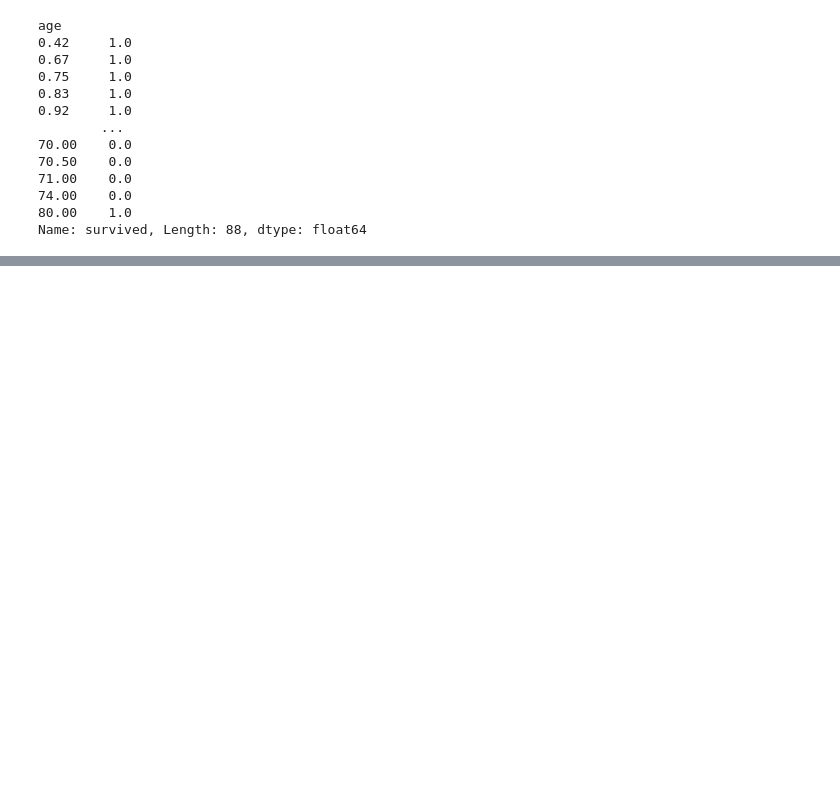
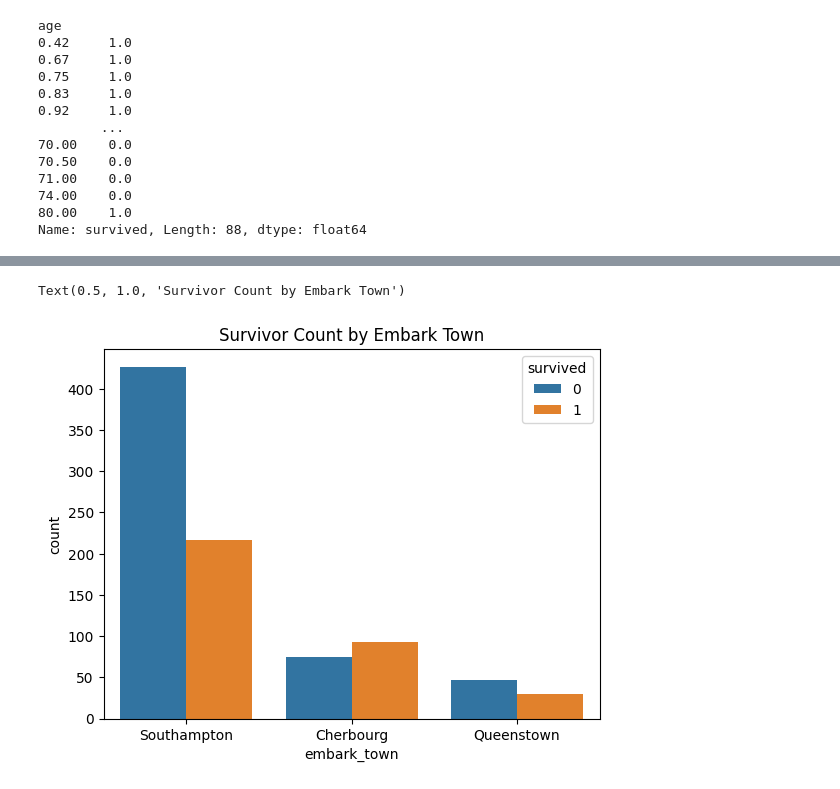
Before and after one commit to Greeshmitha2702/titanic-eda, a Jupyter notebook: main.ipynb, the cells around one changed output, grey strips where cells are left out. Saved outputs shown, nothing was run; the diff lists cells and outputs as text; code cells hidden in the pictures; blank space fills up the shorter version.

```diff
--- a/main.ipynb
+++ b/main.ipynb
@@ -153,0 +248,6 @@ Name: survived, dtype: float64
+# %%
+sns.countplot(titanic_data,x='embark_town',hue = 'survived')
+plt.title('Survivor Count by Embark Town')
+# %% [output]
+Text(0.5, 1.0, 'Survivor Count by Embark Town')
+[figure, added]
```
Also changed, not shown: parts of 10 cells of this notebook.
